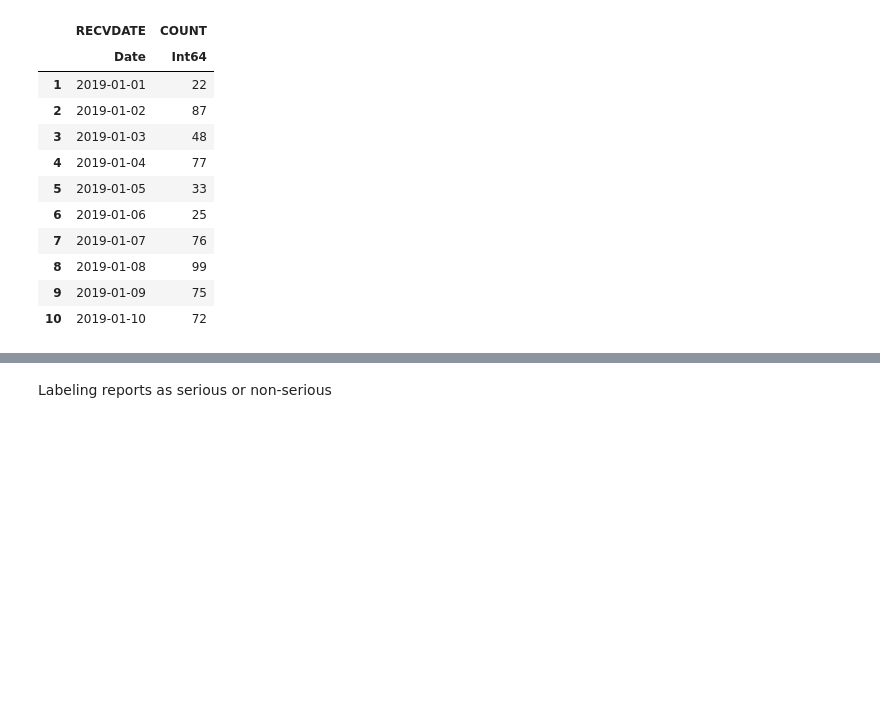
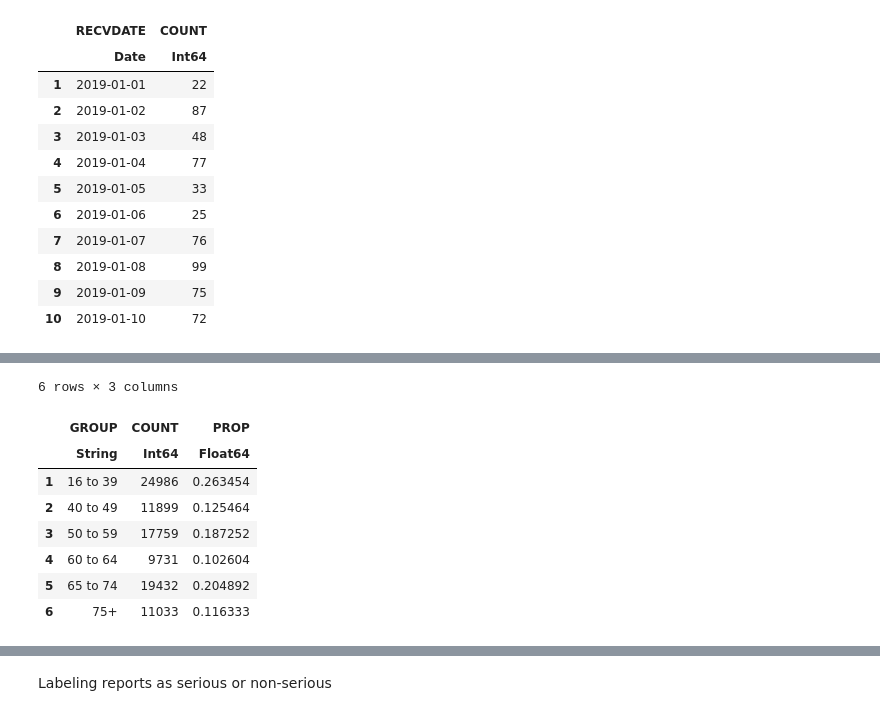
Before and after one commit to aw-huang/methods2021-VAERS, a Jupyter notebook: code/3_processing-EDA.ipynb, the cells around one changed output, grey strips where cells are left out. Drawn from its saved outputs; the diff is of its cells as text; code cells hidden in the pictures; blank space fills up the shorter version.

```diff
--- a/code/3_processing-EDA.ipynb
+++ b/code/3_processing-EDA.ipynb
@@ -148,0 +171,30 @@ histogram(df_age[!, :AGE_YRS],
+# %%
+# Create age bins
+df_age.AGE_16to39 = (df_age.AGE_YRS .>= 16) .& (df_age.AGE_YRS .<= 39);
+df_age.AGE_40to49 = (df_age.AGE_YRS .>= 40) .& (df_age.AGE_YRS .<= 49);
+df_age.AGE_50to59 = (df_age.AGE_YRS .>= 50) .& (df_age.AGE_YRS .<= 59);
+df_age.AGE_60to64 = (df_age.AGE_YRS .>= 60) .& (df_age.AGE_YRS .<= 64);
+df_age.AGE_65to74 = (df_age.AGE_YRS .>= 65) .& (df_age.AGE_YRS .<= 74);
+df_age.AGE_75ovr = (df_age.AGE_YRS .>= 75);
+# %%
+# Assign age bins
+df_age_groups = ["16 to 39", "40 to 49", "50 to 59", "60 to 64", "65 to 74", "75+"];
+a = Vector{String}();
+for row in 1:size(df_age, 1)
+    if df_age.AGE_16to39[row] == 1
+        push!(a, df_age_groups[1])
+    elseif df_age.AGE_40to49[row] == 1
+        push!(a, df_age_groups[2])
+    elseif df_age.AGE_50to59[row] == 1
+        push!(a, df_age_groups[3])
+    elseif df_age.AGE_60to64[row] == 1
+        push!(a, df_age_groups[4])
+    elseif df_age.AGE_65to74[row] == 1
+        push!(a, df_age_groups[5])
+    elseif df_age.AGE_75ovr[row] == 1
+        push!(a, df_age_groups[6])
+    end
+end;
+df_age.GROUP = a;
+
+df_age_binned = combine(groupby(df_age, :GROUP), nrow => :COUNT)
@@ -149,2 +211,15 @@ histogram(df_age[!, :AGE_YRS],
+# %%
+df_age_binned.PROP = df_age_binned[!,:COUNT]/sum(df_age_binned[!,:COUNT]);
+sort!(df_age_binned)
+# %% [output]
+6 rows × 3 columns
+|  | GROUP | COUNT | PROP |
+|  | String | Int64 | Float64 |
+| 1 | 16 to 39 | 24986 | 0.263454 |
+| 2 | 40 to 49 | 11899 | 0.125464 |
+| 3 | 50 to 59 | 17759 | 0.187252 |
+| 4 | 60 to 64 | 9731 | 0.102604 |
+| 5 | 65 to 74 | 19432 | 0.204892 |
+| 6 | 75+ | 11033 | 0.116333 |
 # %%
 df_sex = combine(groupby(combine(groupby(df, :VAERS_ID), :SEX=>:SEX), :SEX), nrow => :COUNT);
```
Also changed, not shown: parts of 4 cells of this notebook, 3 other files.
